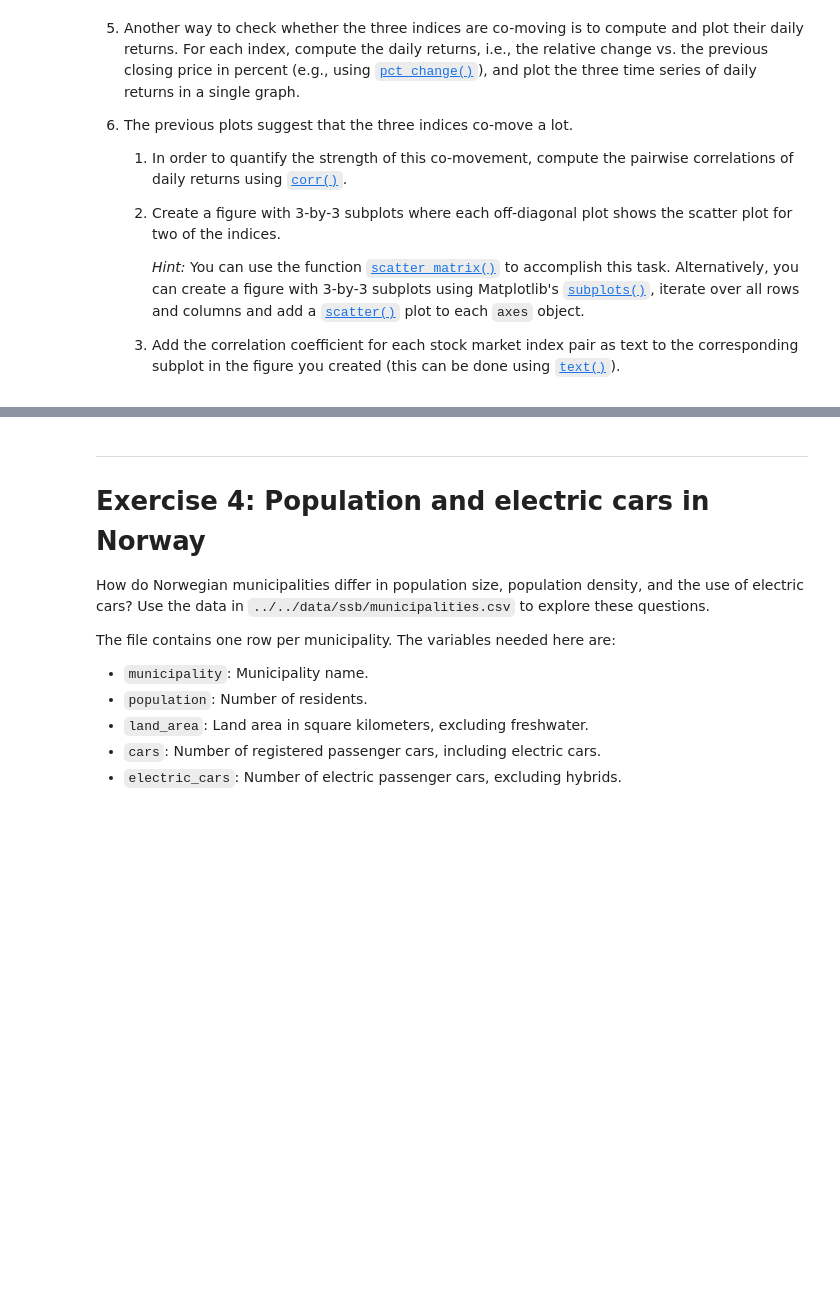
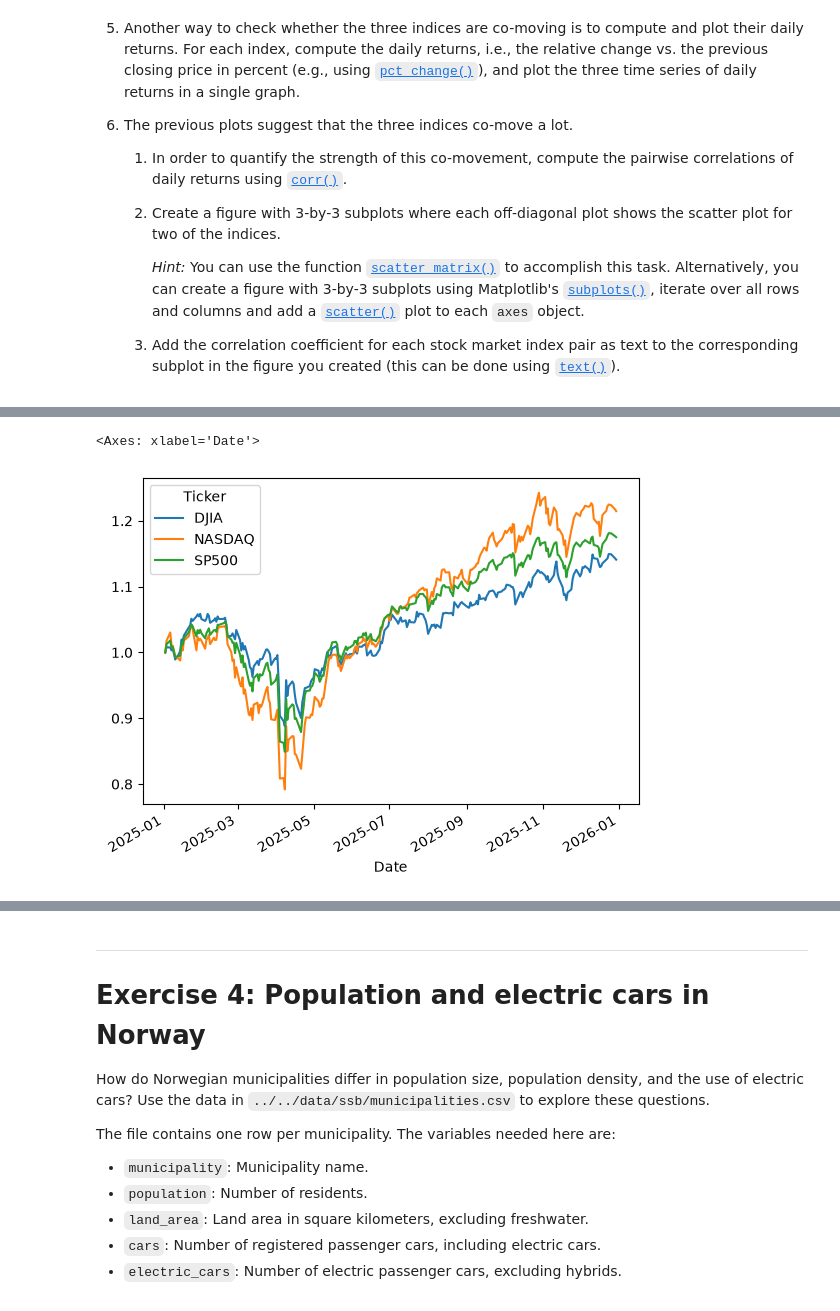
Before and after one commit to FilipThue/TECH2-H26, a Jupyter notebook: workshops/workshop3/workshop3-FT.ipynb, the cells around one changed output, grey strips where cells are left out. Saved outputs shown, nothing was run; the diff lists cells and outputs as text; code cells hidden in the pictures; blank space fills up the shorter version.

```diff
--- a/workshops/workshop3/workshop3-FT.ipynb
+++ b/workshops/workshop3/workshop3-FT.ipynb
@@ -276,0 +277,8 @@ Use the data in `indices.csv` from the folder `../../data/stockmarket` to solve
+# %%
+df25wide.iloc[0]
+df25_balanced = df25wide/df25wide.iloc[0]
+
+df25_balanced.plot()
+# %% [output]
+<Axes: xlabel='Date'>
+[figure, added]
```
Also changed, not shown: parts of 6 cells of this notebook.
